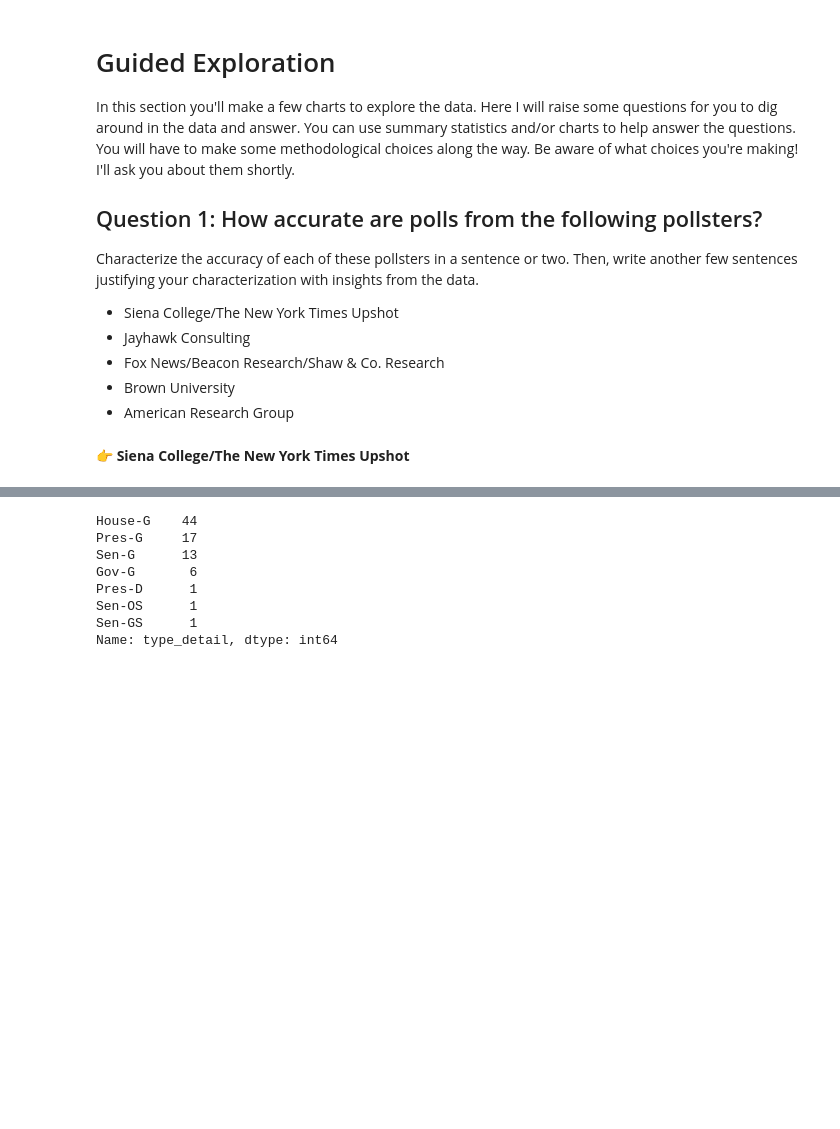
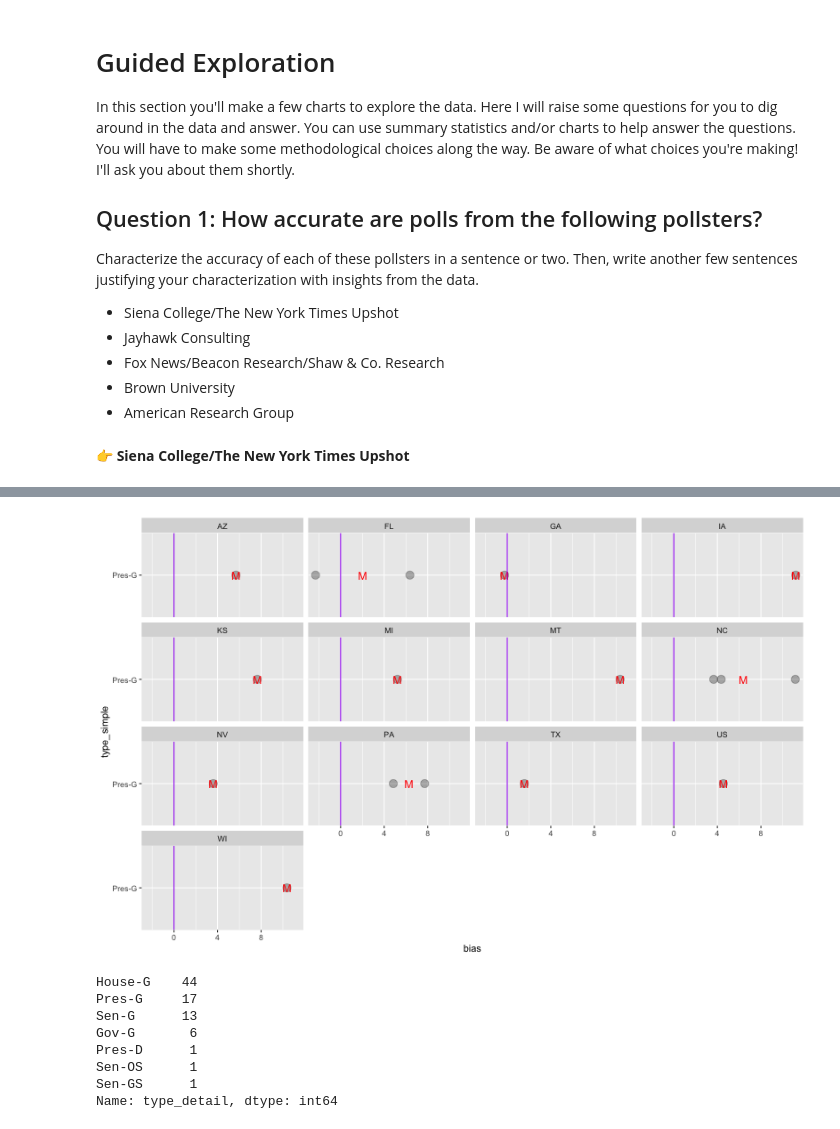
Before and after one commit to data4news-students/polling-exploration-vivek-shalaka, a Jupyter notebook: notebook-3.ipynb, the cells around one changed output, grey strips where cells are left out. Saved outputs shown, nothing was run; the diff lists cells and outputs as text; code cells hidden in the pictures; blank space fills up the shorter version.

```diff
--- a/notebook-3.ipynb
+++ b/notebook-3.ipynb
@@ -104,3 +131,14 @@ Characterize the accuracy of each of these pollsters in a sentence or two. Then,
+# %%
+%%R -w 800 -h 500
+
+ggplot(df_siena) + aes(x=bias, y=type_simple) +
+        geom_point(size=4, alpha=.3) +
+        stat_summary(fun.y=mean, geom="point", shape='M',
+                     size=4, color="red", alpha=1) +
+        geom_vline(aes(xintercept=0), color="purple") +
+        facet_wrap(~location)
+# %% [output]
+[figure, added]
 # %%
 df[df.pollster == "Siena College/The New York Times Upshot"].type_detail.value_counts()
 # %% [output]
```
Also changed, not shown: parts of 17 cells of this notebook.
